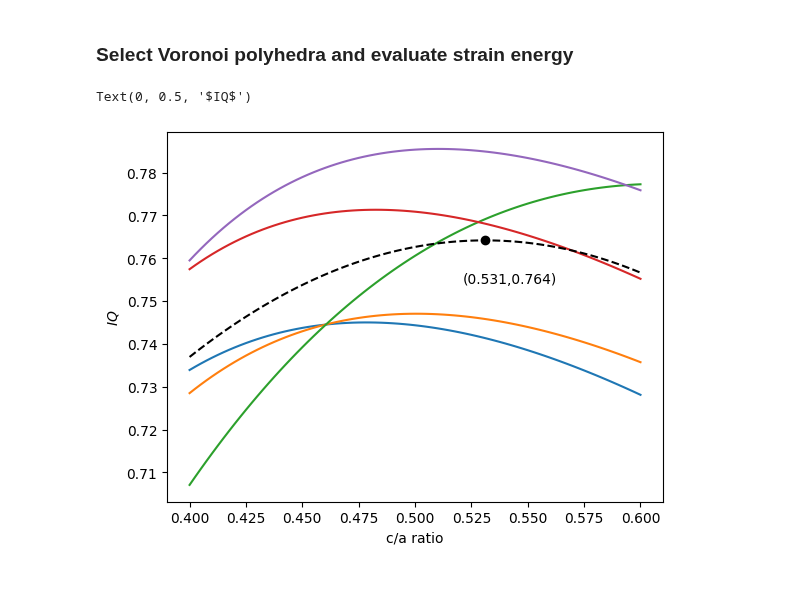
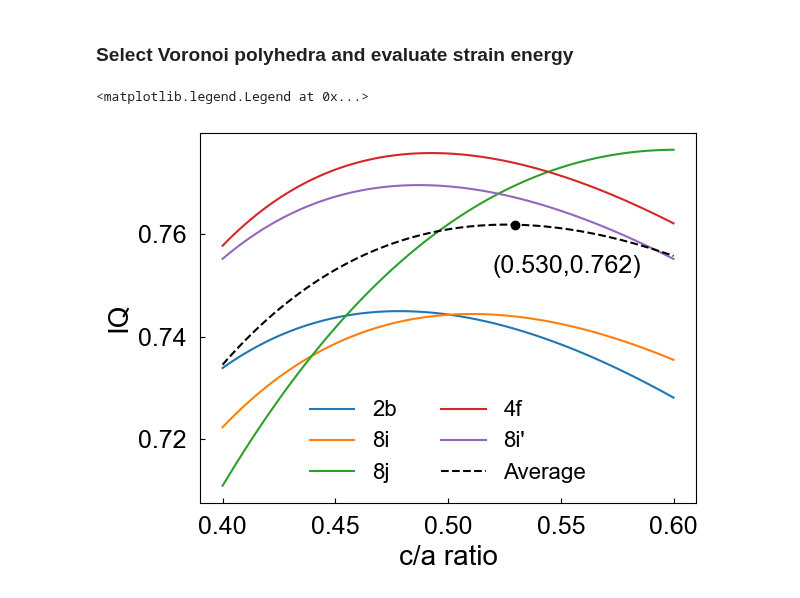
Before and after one commit to ch-tung/QC_scattering, a Jupyter notebook: test_IQ_ca_ratio_sigma.ipynb, the cells around one changed output. Cells and saved outputs as stored; diff of their text form; code cells hidden in the pictures.

```diff
--- a/test_IQ_ca_ratio_sigma.ipynb
+++ b/test_IQ_ca_ratio_sigma.ipynb
@@ -6,4 +6,5 @@ import matplotlib.pyplot as plt
 from mpl_toolkits.mplot3d.art3d import Poly3DCollection
 # import numba as nb
 from tqdm import tqdm
+plt.rcParams["font.family"] = "Arial"
 # %%
@@ -95,6 +96,7 @@ n_layers = 1
 r_ca = np.linspace(0.4,0.6,81)
 
 IQ_arr = []
+IQ_ave_arr = []
 counts_arr = []
 volume_arr = []
 
@@ -132,6 +134,8 @@ for i_r, r in enumerate(r_ca):
 
     # Isoperimetric quotient (IQ)
     unique_IQ = []
+    area_sum_all = 0
+    volume_all = 0
     for i_cell in range(len(unique_volume)):
         vertices = np.array(list_vertices[inices.tolist()[i_cell]])
         v_cm = np.mean(vertices,axis=0)
@@ -144,10 +148,17 @@ for i_r, r in enumerate(r_ca):
             area = area_vertices(vertices_face_list)
             area_sum += area
 
-        unique_IQ.append(36*np.pi*unique_volume[i_cell]**2/area_sum**3)
+        volume = unique_volume[i_cell]
+
+        unique_IQ.append(36*np.pi*volume**2/area_sum**3)
+        area_sum_all += area_sum*counts[i_cell]
+        volume_all += volume*counts[i_cell]
+
+    IQ_ave = 36*np.pi*(volume_all/sum(counts))**2/(area_sum_all/sum(counts))**3
 
     IQ_arr_i = np.array(unique_IQ)
     IQ_arr.append(IQ_arr_i)
+    IQ_ave_arr.append(IQ_ave)
     counts_arr.append(counts)
     volume_arr.append(unique_volume_reduced)
 
@@ -163,6 +174,7 @@ for i_r, r in enumerate(r_ca):
     progress.update(1)
 
 IQ_arr = np.array(IQ_arr)
+IQ_ave_arr = np.array(IQ_ave_arr)
 counts_arr = np.array(counts_arr)
 volume_arr = np.array(volume_arr)
 # %%
@@ -174,36 +186,40 @@ def quadratic_fit(r,F):
 # %%
 r_ca = np.linspace(0.4,0.6,81)
 
 fig = plt.figure()
 ax = fig.add_subplot(1,1,1)
 colors = ['C0','C1','C2','C3','C4']
+sites = ['2b','8i','8j','4f','8i\'']
 
 for i_cell in range(len(unique_volume)):
     IQ_arr_i = IQ_arr[:,i_cell]
     x_fit = quadratic_fit(r_ca,IQ_arr_i)
     IQ_arr_fit = x_fit[0] + x_fit[1]*r_ca + x_fit[2]*r_ca**2
 
-    ax.plot(r_ca,IQ_arr_i,'-',color=colors[i_cell])
+    ax.plot(r_ca,IQ_arr_i,'-',color=colors[i_cell], label = sites[i_cell])
 #     ax.plot(r_ca,IQ_arr_fit,'-',color=colors[i_cell])
 
 #     ax.plot(r_ca[index_max],IQ_arr_i[index_max],'o',color=colors[i_cell])
 
 
-IQ_arr_ave = np.sum(IQ_arr*counts_arr*volume_arr,axis=1)/np.sum(counts_arr*volume_arr,axis=1)
-index_IQ_max_ave = IQ_arr_ave==np.max(IQ_arr_ave)
-x_fit = quadratic_fit(r_ca,IQ_arr_ave)
+# IQ_arr_ave = np.sum(IQ_arr*counts_arr*volume_arr,axis=1)/np.sum(counts_arr*volume_arr,axis=1)
+# index_IQ_max_ave = IQ_arr_ave==np.max(IQ_arr_ave)
+x_fit = quadratic_fit(r_ca,IQ_ave_arr)
 E_arr_fit = x_fit[0] + x_fit[1]*r_ca + x_fit[2]*r_ca**2
-r_min_ave = -x_fit[1]/2/x_fit[2]
-E_min_ave = x_fit[0] + x_fit[1]*r_min_ave + x_fit[2]*r_min_ave**2
+r_max_ave = -x_fit[1]/2/x_fit[2]
+E_max_ave = x_fit[0] + x_fit[1]*r_max_ave + x_fit[2]*r_max_ave**2
+i_max_ave = np.argmin(np.abs(r_ca-r_max_ave))
 
 # ax.plot(r_ca,IQ_arr_ave,'--k')
-ax.plot(r_ca,E_arr_fit,'--k')
-ax.plot(r_min_ave,E_min_ave,'ok')
-str_coord = '({:0.3f},{:0.3f})'.format(r_min_ave,E_min_ave)
-ax.text(r_min_ave-0.01,E_min_ave-0.01,
-        s=str_coord)
-ax.set_xlabel('c/a ratio')
-ax.set_ylabel(r'$IQ$')
+ax.plot(r_ca,IQ_ave_arr,'--k', label = 'Average')
+ax.plot(r_max_ave,IQ_ave_arr[i_max_ave],'ok')
+str_coord = '({:0.3f},{:0.3f})'.format(r_max_ave,IQ_ave_arr[i_max_ave])
+ax.text(r_max_ave-0.01,E_max_ave-0.01,
+        s=str_coord,fontsize=18)
+ax.set_xlabel('c/a ratio',fontsize=20)
+ax.set_ylabel('IQ',fontsize=20)
+ax.tick_params(direction='in', axis='both', which='both', labelsize=18, pad=10)
+ax.legend(fontsize=16, ncols=2, frameon=0)
 # %% [output]
-Text(0, 0.5, '$IQ$')
+<matplotlib.legend.Legend at 0x...>
-[figure, old version]
+[figure, new version]
```
Also changed, not shown: parts of 1 cell of this notebook, 2 other files.
